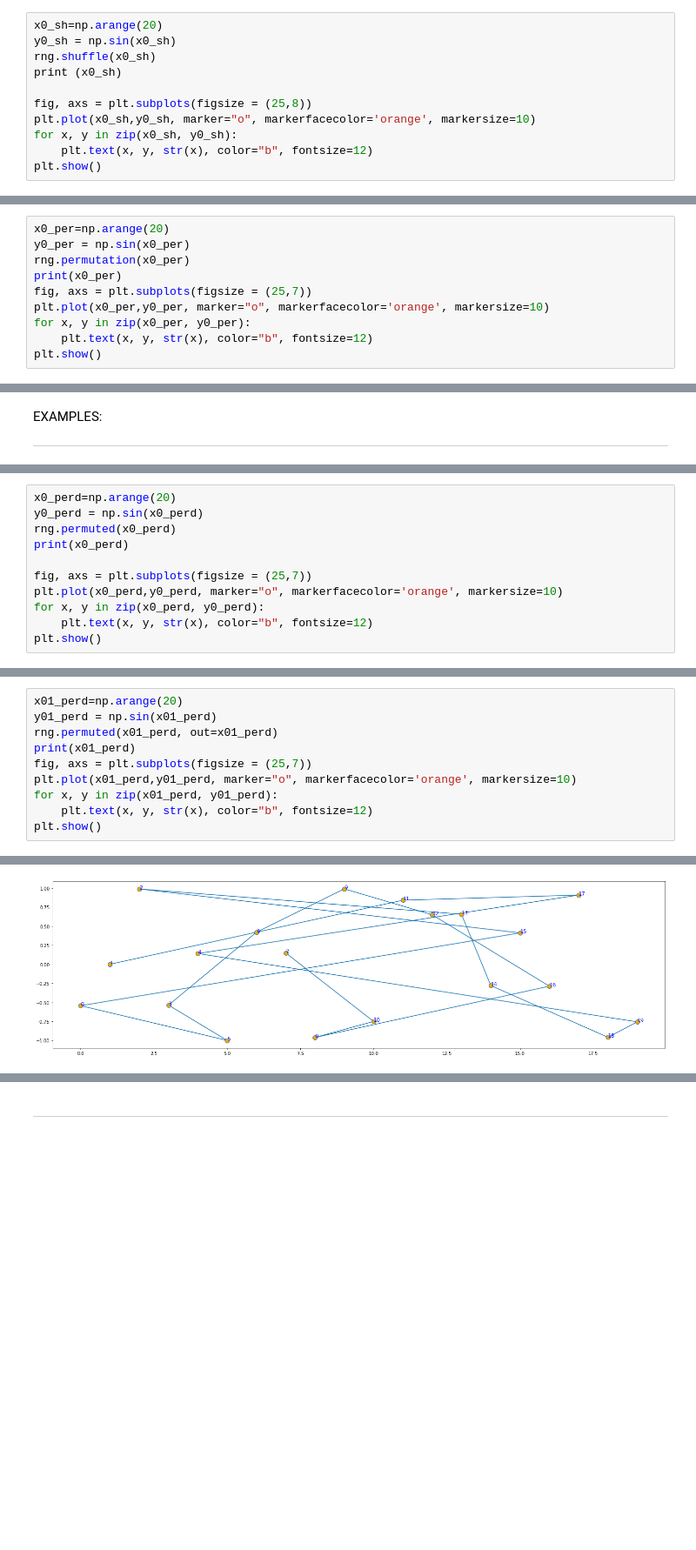
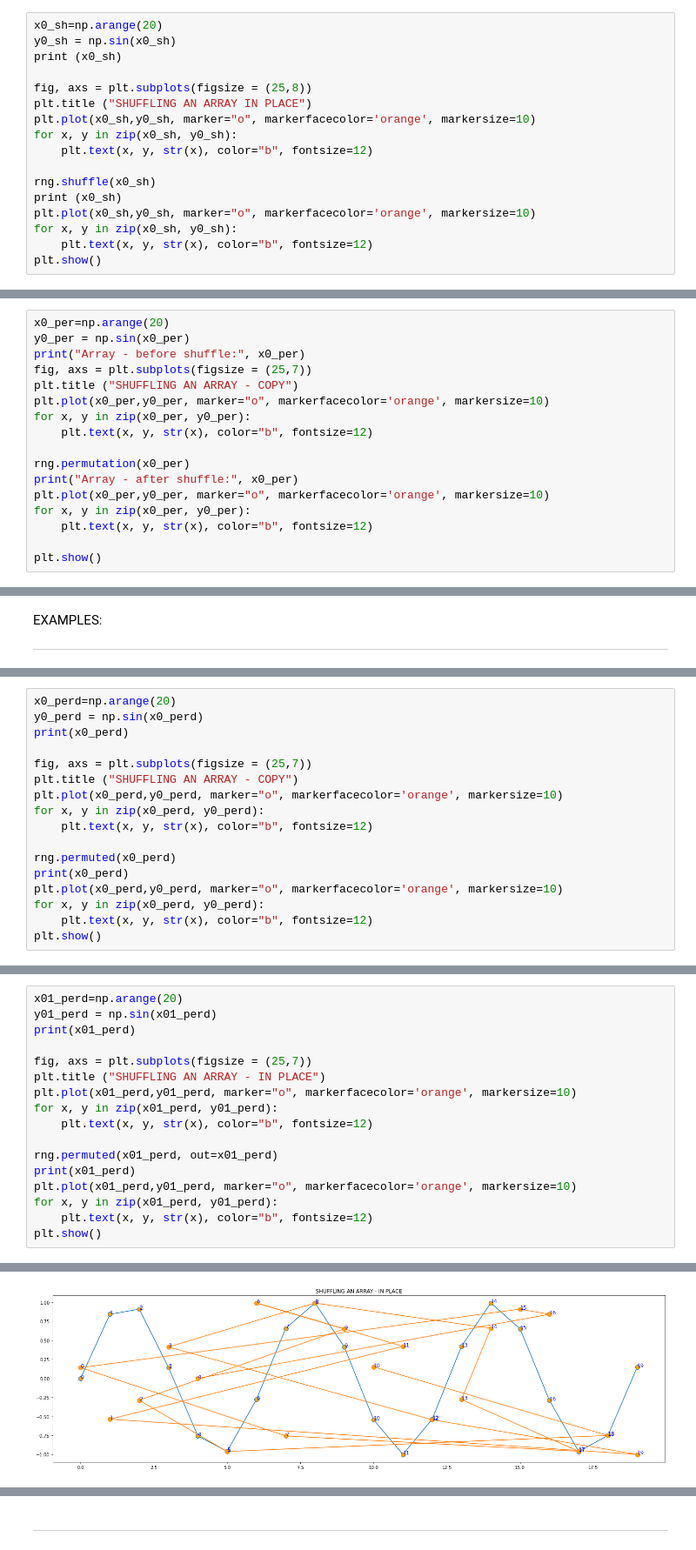
Before and after one commit to AnteDujic/Programming-for-Data-Analysis, a Jupyter notebook: numpy-random.ipynb, the cells around one changed output, grey strips where cells are left out. Shown at 87% size. Saved outputs shown, nothing was run; the diff lists cells and outputs as text; blank space fills up the shorter version.

```diff
--- a/numpy-random.ipynb
+++ b/numpy-random.ipynb
@@ -617,10 +627,16 @@ Array - after shuffle:
 # %%
 x0_sh=np.arange(20)
 y0_sh = np.sin(x0_sh)
-rng.shuffle(x0_sh)
 print (x0_sh)
 
 fig, axs = plt.subplots(figsize = (25,8))
+plt.title ("SHUFFLING AN ARRAY IN PLACE")
+plt.plot(x0_sh,y0_sh, marker="o", markerfacecolor='orange', markersize=10)
+for x, y in zip(x0_sh, y0_sh):
+    plt.text(x, y, str(x), color="b", fontsize=12)
+
+rng.shuffle(x0_sh)
+print (x0_sh)
 plt.plot(x0_sh,y0_sh, marker="o", markerfacecolor='orange', markersize=10)
 for x, y in zip(x0_sh, y0_sh):
     plt.text(x, y, str(x), color="b", fontsize=12)
@@ -714,11 +763,18 @@ print(x1_per)
 # %%
 x0_per=np.arange(20)
 y0_per = np.sin(x0_per)
-rng.permutation(x0_per)
-print(x0_per)
+print("Array - before shuffle:", x0_per)
 fig, axs = plt.subplots(figsize = (25,7))
+plt.title ("SHUFFLING AN ARRAY - COPY")
 plt.plot(x0_per,y0_per, marker="o", markerfacecolor='orange', markersize=10)
 for x, y in zip(x0_per, y0_per):
     plt.text(x, y, str(x), color="b", fontsize=12)
+
+rng.permutation(x0_per)
+print("Array - after shuffle:", x0_per)
+plt.plot(x0_per,y0_per, marker="o", markerfacecolor='orange', markersize=10)
+for x, y in zip(x0_per, y0_per):
+    plt.text(x, y, str(x), color="b", fontsize=12)
+
 plt.show()
 # %% [output]
@@ -791,10 +882,16 @@ x(after)=
 # %%
 x0_perd=np.arange(20)
 y0_perd = np.sin(x0_perd)
-rng.permuted(x0_perd)
 print(x0_perd)
 
 fig, axs = plt.subplots(figsize = (25,7))
+plt.title ("SHUFFLING AN ARRAY - COPY")
+plt.plot(x0_perd,y0_perd, marker="o", markerfacecolor='orange', markersize=10)
+for x, y in zip(x0_perd, y0_perd):
+    plt.text(x, y, str(x), color="b", fontsize=12)
+
+rng.permuted(x0_perd)
+print(x0_perd)
 plt.plot(x0_perd,y0_perd, marker="o", markerfacecolor='orange', markersize=10)
 for x, y in zip(x0_perd, y0_perd):
     plt.text(x, y, str(x), color="b", fontsize=12)
@@ -805,9 +907,16 @@ plt.show()
 # %%
 x01_perd=np.arange(20)
 y01_perd = np.sin(x01_perd)
+print(x01_perd)
+
+fig, axs = plt.subplots(figsize = (25,7))
+plt.title ("SHUFFLING AN ARRAY - IN PLACE")
+plt.plot(x01_perd,y01_perd, marker="o", markerfacecolor='orange', markersize=10)
+for x, y in zip(x01_perd, y01_perd):
+    plt.text(x, y, str(x), color="b", fontsize=12)
+
 rng.permuted(x01_perd, out=x01_perd)
 print(x01_perd)
-fig, axs = plt.subplots(figsize = (25,7))
 plt.plot(x01_perd,y01_perd, marker="o", markerfacecolor='orange', markersize=10)
 for x, y in zip(x01_perd, y01_perd):
     plt.text(x, y, str(x), color="b", fontsize=12)
@@ -817 +927 @@ plt.show()
-[figure, old version]
+[figure, new version]
```
Also changed, not shown: parts of 86 cells of this notebook.
